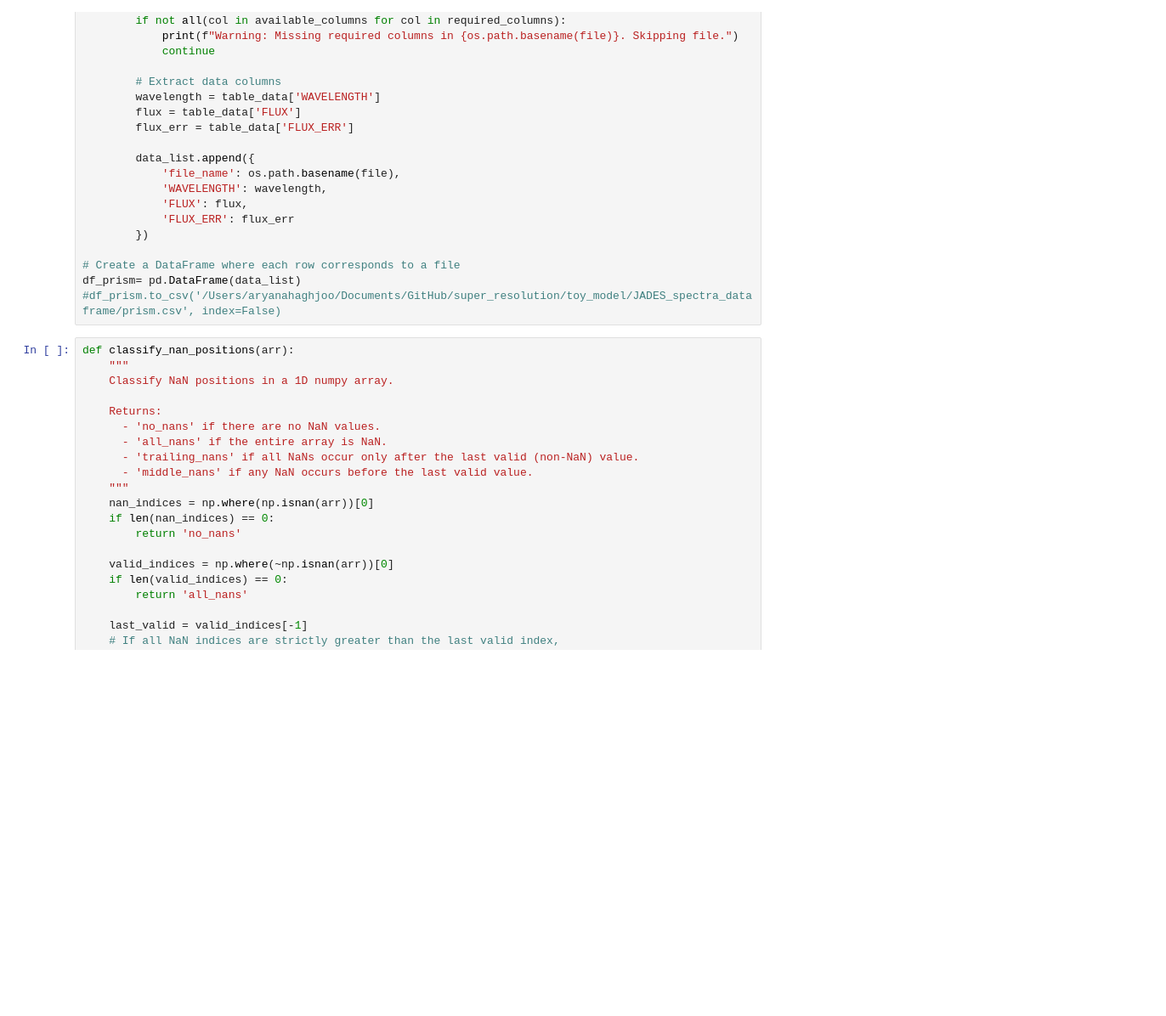
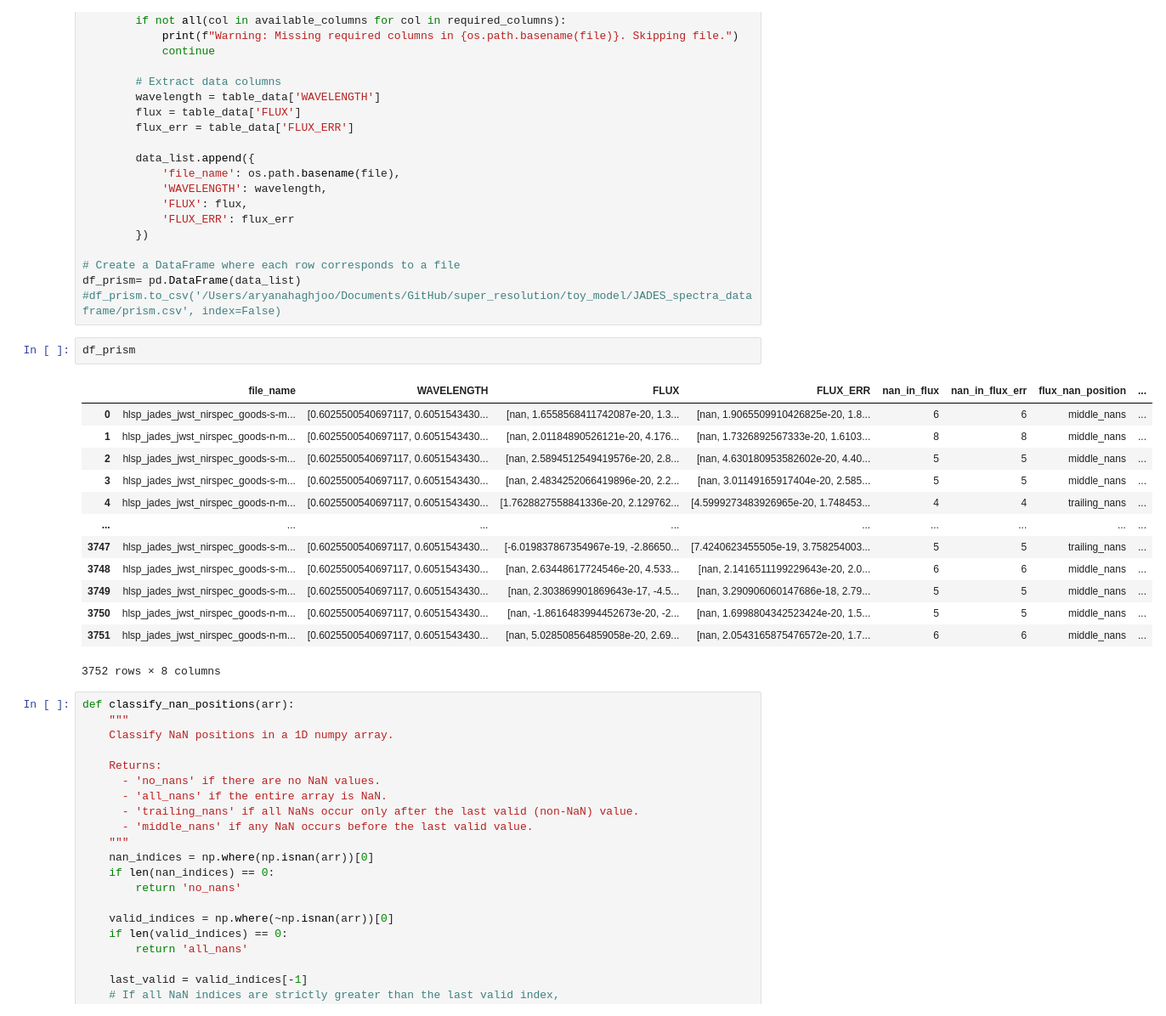
Before and after one commit to aryana-haghjoo/super_resolution, a Jupyter notebook: toy_model/jades_reader.ipynb, the cells around one changed output. Shown at 85% size. Drawn from its saved outputs; the diff is of its cells as text; blank space fills up the shorter version.

```diff
--- a/toy_model/jades_reader.ipynb
+++ b/toy_model/jades_reader.ipynb
@@ -102,6 +102,22 @@ for file in tqdm(fits_files, desc="Processing FITS files"):
 # Create a DataFrame where each row corresponds to a file
 df_prism= pd.DataFrame(data_list)
 #df_prism.to_csv('/Users/aryanahaghjoo/Documents/GitHub/super_resolution/toy_model/JADES_spectra_dataframe/prism.csv', index=False)
+# %%
+df_prism
+# %% [output]
+|  | file_name | WAVELENGTH | FLUX | FLUX_ERR | nan_in_flux | nan_in_flux_err | flux_nan_position | ... |
+| 0 | hlsp_jades_jwst_nirspec_goods-s-m... | [0.6025500540697117, 0.6051543430... | [nan, 1.6558568411742087e-20, 1.3... | [nan, 1.9065509910426825e-20, 1.8... | 6 | 6 | middle_nans | ... |
+| 1 | hlsp_jades_jwst_nirspec_goods-n-m... | [0.6025500540697117, 0.6051543430... | [nan, 2.01184890526121e-20, 4.176... | [nan, 1.7326892567333e-20, 1.6103... | 8 | 8 | middle_nans | ... |
+| 2 | hlsp_jades_jwst_nirspec_goods-s-m... | [0.6025500540697117, 0.6051543430... | [nan, 2.5894512549419576e-20, 2.8... | [nan, 4.630180953582602e-20, 4.40... | 5 | 5 | middle_nans | ... |
+| 3 | hlsp_jades_jwst_nirspec_goods-s-m... | [0.6025500540697117, 0.6051543430... | [nan, 2.4834252066419896e-20, 2.2... | [nan, 3.01149165917404e-20, 2.585... | 5 | 5 | middle_nans | ... |
+| 4 | hlsp_jades_jwst_nirspec_goods-n-m... | [0.6025500540697117, 0.6051543430... | [1.7628827558841336e-20, 2.129762... | [4.5999273483926965e-20, 1.748453... | 4 | 4 | trailing_nans | ... |
+| ... | ... | ... | ... | ... | ... | ... | ... | ... |
+| 3747 | hlsp_jades_jwst_nirspec_goods-s-m... | [0.6025500540697117, 0.6051543430... | [-6.019837867354967e-19, -2.86650... | [7.4240623455505e-19, 3.758254003... | 5 | 5 | trailing_nans | ... |
+| 3748 | hlsp_jades_jwst_nirspec_goods-s-m... | [0.6025500540697117, 0.6051543430... | [nan, 2.63448617724546e-20, 4.533... | [nan, 2.1416511199229643e-20, 2.0... | 6 | 6 | middle_nans | ... |
+| 3749 | hlsp_jades_jwst_nirspec_goods-s-m... | [0.6025500540697117, 0.6051543430... | [nan, 2.303869901869643e-17, -4.5... | [nan, 3.290906060147686e-18, 2.79... | 5 | 5 | middle_nans | ... |
+| 3750 | hlsp_jades_jwst_nirspec_goods-n-m... | [0.6025500540697117, 0.6051543430... | [nan, -1.8616483994452673e-20, -2... | [nan, 1.6998804342523424e-20, 1.5... | 5 | 5 | middle_nans | ... |
+| 3751 | hlsp_jades_jwst_nirspec_goods-n-m... | [0.6025500540697117, 0.6051543430... | [nan, 5.028508564859058e-20, 2.69... | [nan, 2.0543165875476572e-20, 1.7... | 6 | 6 | middle_nans | ... |
+3752 rows × 8 columns
 # %%
 def classify_nan_positions(arr):
     """
```
Also changed, not shown: parts of 3 cells of this notebook.
